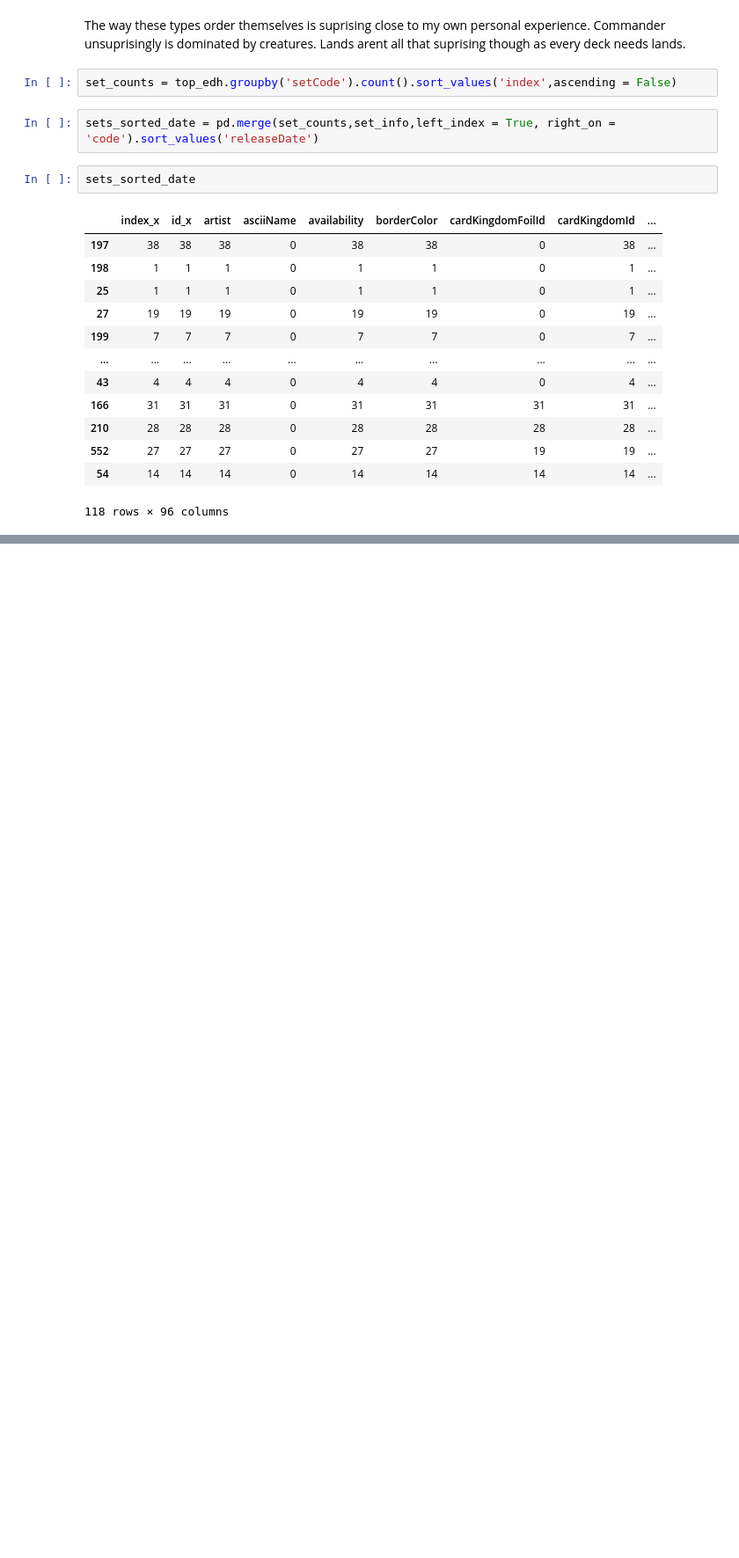
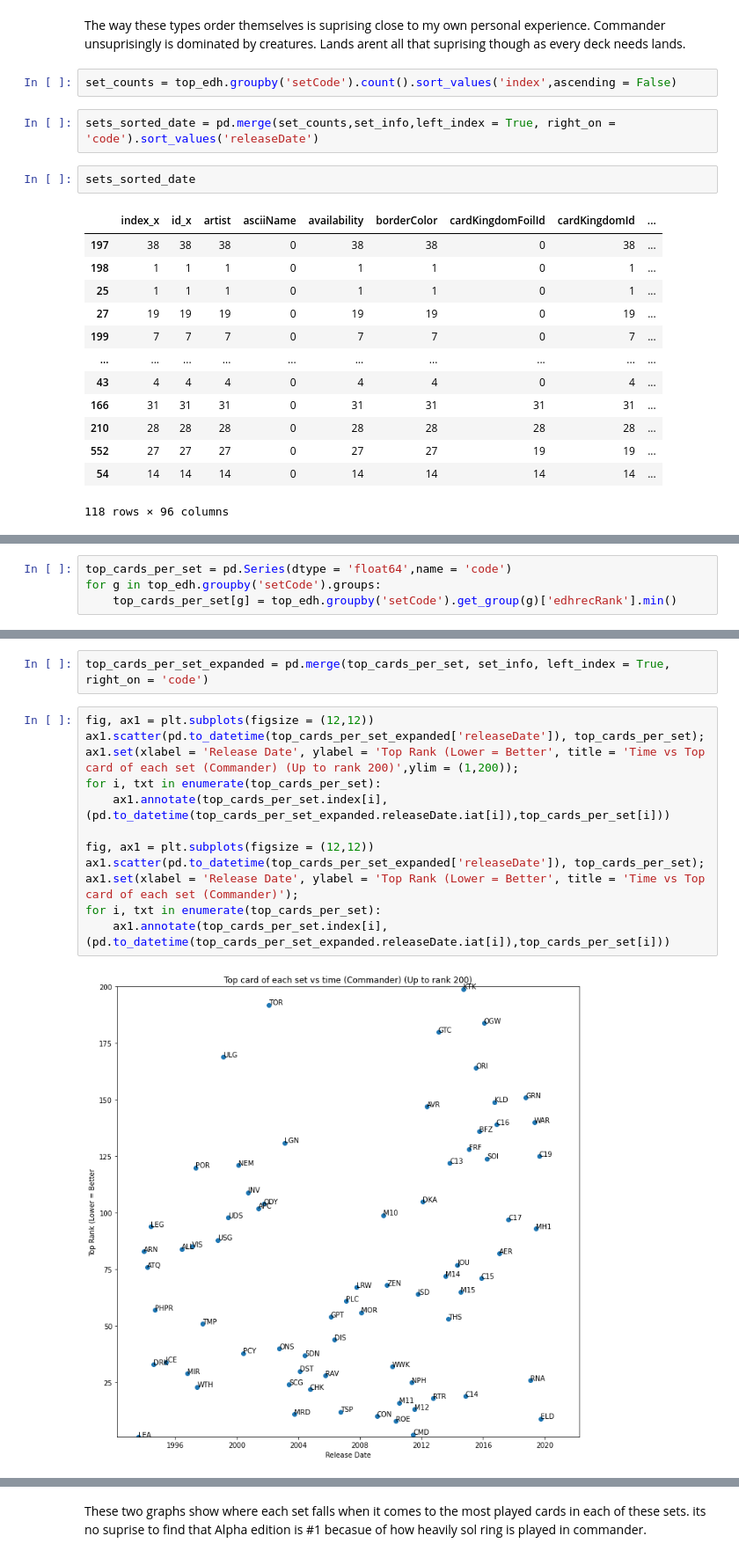
Before and after one commit to Tbone22jack/MTG-Data-viz, a Jupyter notebook: MagicProject2.ipynb, the cells around one changed output, grey strips where cells are left out. Shown: that part at 88% size. Saved outputs shown, nothing was run; the diff lists cells and outputs as text; blank space fills up the shorter version.

```diff
--- a/MagicProject2.ipynb
+++ b/MagicProject2.ipynb
@@ -120,0 +127,4 @@ D
+# %%
+top_cards_per_set = pd.Series(dtype = 'float64',name = 'code')
+for g in top_edh.groupby('setCode').groups:
+    top_cards_per_set[g] = top_edh.groupby('setCode').get_group(g)['edhrecRank'].min()
@@ -120,0 +133,16 @@ D
+# %%
+top_cards_per_set_expanded = pd.merge(top_cards_per_set, set_info, left_index = True, right_on = 'code')
+# %%
+fig, ax1 = plt.subplots(figsize = (12,12))
+ax1.scatter(pd.to_datetime(top_cards_per_set_expanded['releaseDate']), top_cards_per_set);
+ax1.set(xlabel = 'Release Date', ylabel = 'Top Rank (Lower = Better', title = 'Time vs Top card of each set (Commander) (Up to rank 200)',ylim = (1,200));
+for i, txt in enumerate(top_cards_per_set):
+    ax1.annotate(top_cards_per_set.index[i], (pd.to_datetime(top_cards_per_set_expanded.releaseDate.iat[i]),top_cards_per_set[i]))
+
+fig, ax1 = plt.subplots(figsize = (12,12))
+ax1.scatter(pd.to_datetime(top_cards_per_set_expanded['releaseDate']), top_cards_per_set);
+ax1.set(xlabel = 'Release Date', ylabel = 'Top Rank (Lower = Better', title = 'Time vs Top card of each set (Commander)');
+for i, txt in enumerate(top_cards_per_set):
+    ax1.annotate(top_cards_per_set.index[i], (pd.to_datetime(top_cards_per_set_expanded.releaseDate.iat[i]),top_cards_per_set[i]))
+# %% [output]
+[figure, added]
@@ -120,0 +150,2 @@ D
+# %% [markdown]
+These two graphs show where each set falls when it comes to the most played cards in each of these sets. its no suprise to find that Alpha edition is #1 becasue of how heavily sol ring is played in commander.
```
Also changed, not shown: parts of 16 cells of this notebook.
